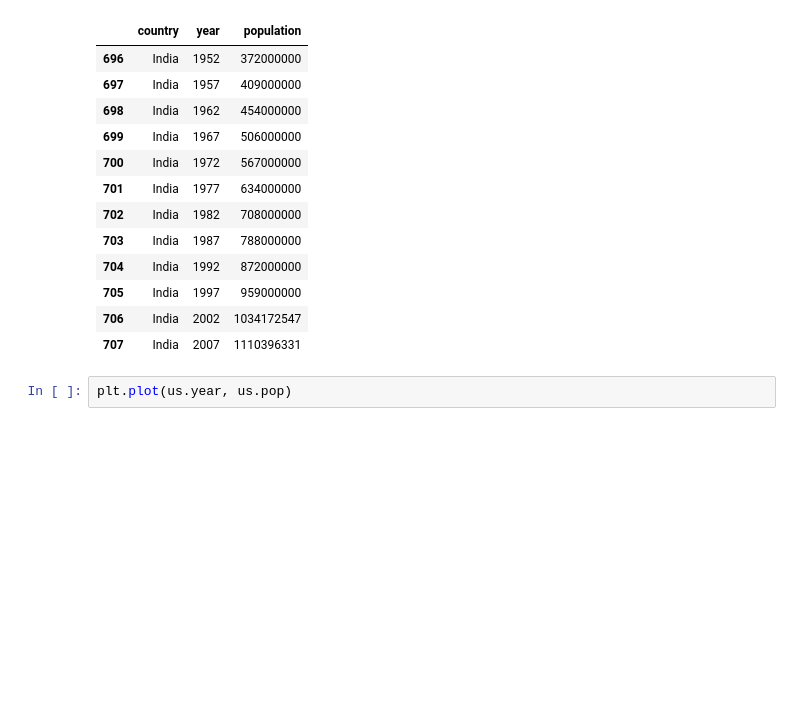
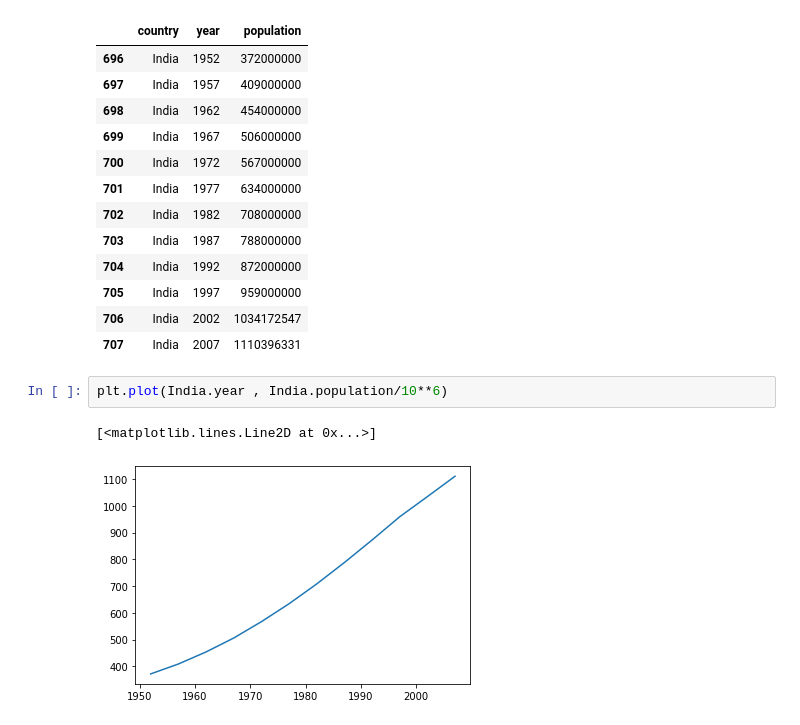
Before and after one commit to decipher07/Data-Visualization, a Jupyter notebook: Data_Visualization.ipynb, the cells around one changed output. Cells and saved outputs as stored; diff of their text form; blank space fills up the shorter version.

Commit message:
IndiaAnalysis

```diff
--- a/Data_Visualization.ipynb
+++ b/Data_Visualization.ipynb
@@ -124,5 +124,8 @@ India
 | 705 | India | 1997 | 959000000 |
 | 706 | India | 2002 | 1034172547 |
 | 707 | India | 2007 | 1110396331 |
-# %%
-plt.plot(us.year, us.pop)
+# %%
+plt.plot(India.year , India.population/10**6)
+# %% [output]
+[<matplotlib.lines.Line2D at 0x...>]
+[figure, added]
```
Also changed, not shown: parts of 1 cell of this notebook.
